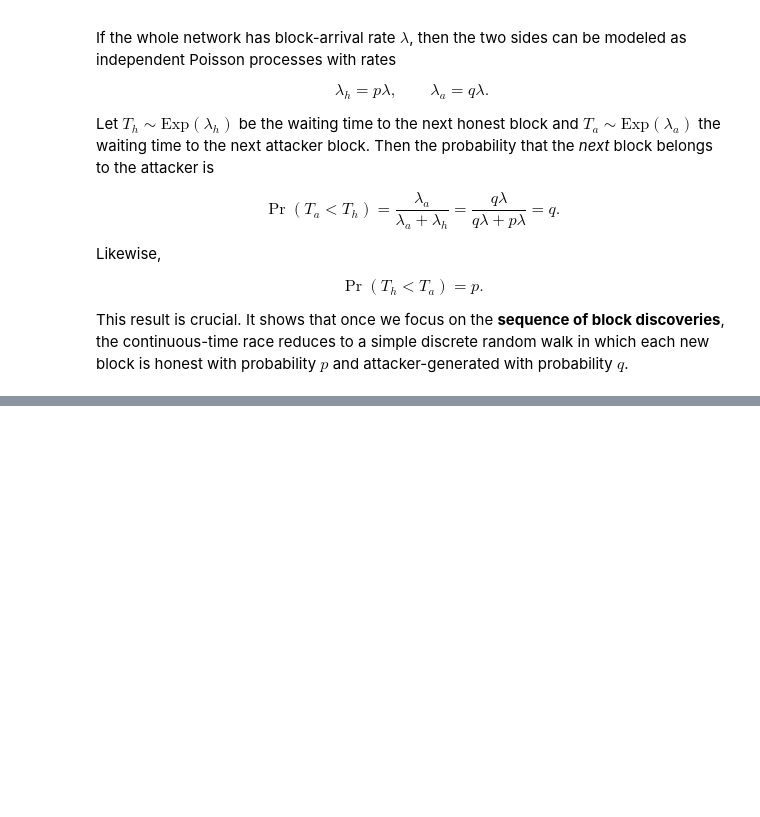
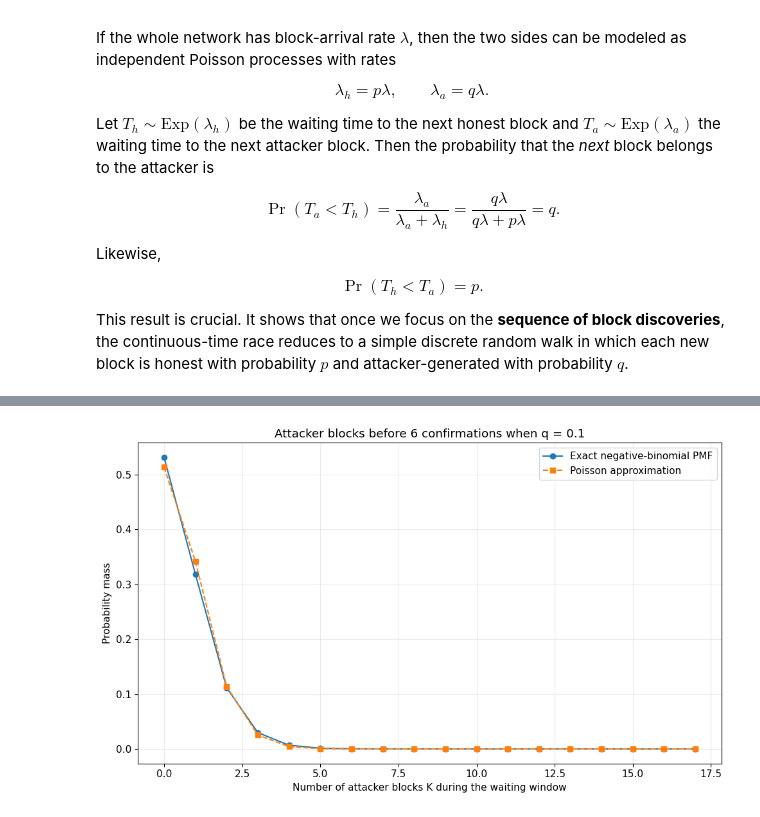
Before and after one commit to M1Draginov/bitcoin-confirmation-risk-analysis, a Jupyter notebook: bitcoin_pow_security_analysis.ipynb, the cells around one changed output, grey strips where cells are left out. Drawn from its saved outputs; the diff is of its cells as text; code cells hidden in the pictures; blank space fills up the shorter version.

```diff
--- a/bitcoin_pow_security_analysis.ipynb
+++ b/bitcoin_pow_security_analysis.ipynb
@@ -228,0 +391,84 @@ This result is crucial. It shows that once we focus on the **sequence of block d
+# %%
+def negative_binomial_attacker_pmf(k_values, confirmations, attacker_share):
+    honest_share = 1.0 - attacker_share
+    k_values = np.asarray(k_values, dtype=int)
+
+    log_coeff = (
+        np.vectorize(lgamma)(k_values + confirmations)
+        - np.vectorize(lgamma)(k_values + 1)
+        - lgamma(confirmations)
+    )
+    log_pmf = (
+        log_coeff
+        + confirmations * np.log(honest_share)
+        + k_values * np.log(attacker_share)
+    )
+    return np.exp(log_pmf)
+
+
+def poisson_attacker_pmf(k_values, confirmations, attacker_share):
+    honest_share = 1.0 - attacker_share
+    lam = confirmations * attacker_share / honest_share
+    k_values = np.asarray(k_values, dtype=int)
+
+    log_pmf = -lam + k_values * np.log(lam) - np.vectorize(lgamma)(k_values + 1)
+    log_pmf = np.where(k_values == 0, -lam, log_pmf)
+    return np.exp(log_pmf)
+
+
+def expected_attacker_blocks(confirmations, attacker_share):
+    honest_share = 1.0 - attacker_share
+    return confirmations * attacker_share / honest_share
+
+
+def variance_attacker_blocks(confirmations, attacker_share):
+    honest_share = 1.0 - attacker_share
+    return confirmations * attacker_share / (honest_share ** 2)
+
+
+q_small = 0.1
+z_wait = 6
+k_values = np.arange(0, 18)
+
+pmf_exact_small = negative_binomial_attacker_pmf(
+    k_values,
+    confirmations=z_wait,
+    attacker_share=q_small
+)
+pmf_poisson_small = poisson_attacker_pmf(
+    k_values,
+    confirmations=z_wait,
+    attacker_share=q_small
+)
+
+fig, ax = plt.subplots()
+ax.plot(k_values, pmf_exact_small, marker="o", label="Exact negative-binomial PMF")
+ax.plot(k_values, pmf_poisson_small, marker="s", linestyle="--", label="Poisson approximation")
+ax.set_title("Attacker blocks before 6 confirmations when q = 0.1")
+ax.set_xlabel("Number of attacker blocks K during the waiting window")
+ax.set_ylabel("Probability mass")
+ax.legend()
+fig.tight_layout()
+plt.show()
+
+moment_table = pd.DataFrame(
+    {
+        "Expected attacker blocks E[K]": [
+            expected_attacker_blocks(6, 0.1),
+            expected_attacker_blocks(6, 0.3),
+        ],
+        "Variance Var(K)": [
+            variance_attacker_blocks(6, 0.1),
+            variance_attacker_blocks(6, 0.3),
+        ],
+        "Standard deviation": [
+            np.sqrt(variance_attacker_blocks(6, 0.1)),
+            np.sqrt(variance_attacker_blocks(6, 0.3)),
+        ],
+    },
+    index=["q = 0.1, z = 6", "q = 0.3, z = 6"],
+)
+
+moment_table
+# %% [output]
+[figure, added]
```
Also changed, not shown: parts of 13 cells of this notebook.
